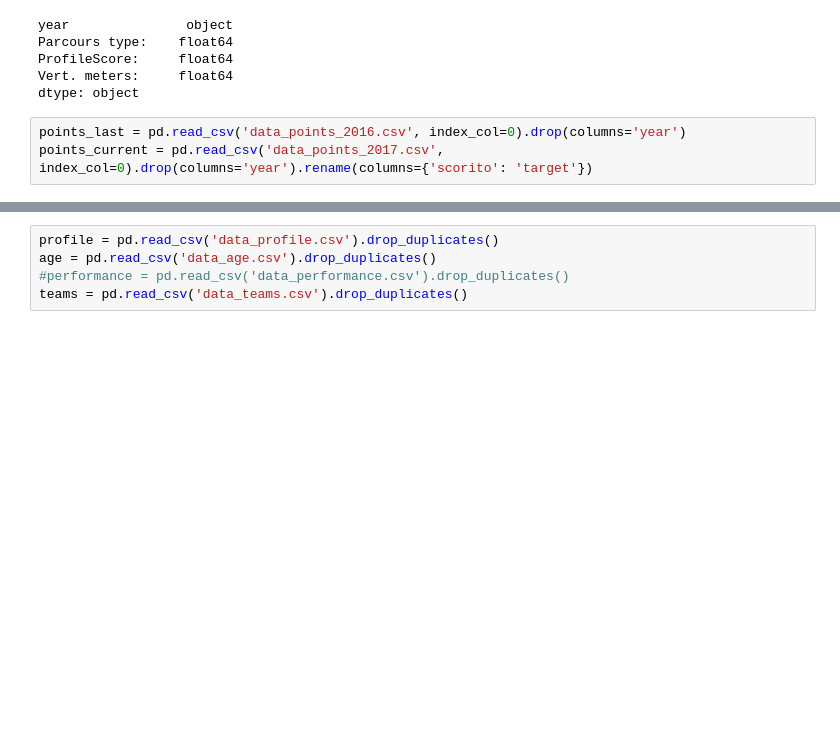
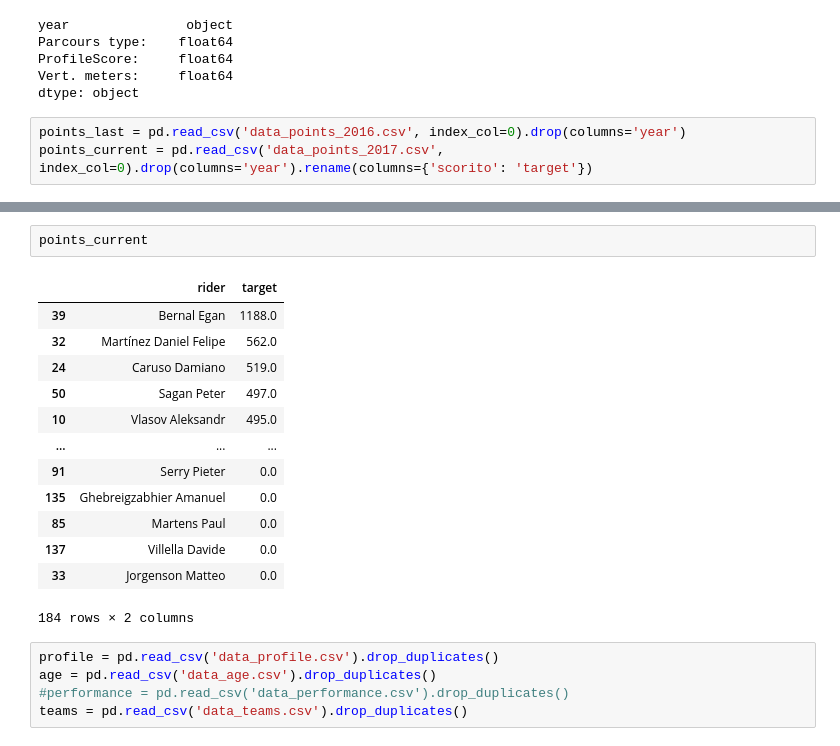
Before and after one commit to Michiel-DK/cycling, a Jupyter notebook: merge.ipynb, the cells around one changed output, grey strips where cells are left out. Saved outputs shown, nothing was run; the diff lists cells and outputs as text; blank space fills up the shorter version.

```diff
--- a/merge.ipynb
+++ b/merge.ipynb
@@ -22,3 +58,19 @@ dtype: object
+# %%
+points_current
+# %% [output]
+|  | rider | target |
+| 39 | Bernal Egan | 1188.0 |
+| 32 | Martínez Daniel Felipe | 562.0 |
+| 24 | Caruso Damiano | 519.0 |
+| 50 | Sagan Peter | 497.0 |
+| 10 | Vlasov Aleksandr | 495.0 |
+| ... | ... | ... |
+| 91 | Serry Pieter | 0.0 |
+| 135 | Ghebreigzabhier Amanuel | 0.0 |
+| 85 | Martens Paul | 0.0 |
+| 137 | Villella Davide | 0.0 |
+| 33 | Jorgenson Matteo | 0.0 |
+184 rows × 2 columns
 # %%
 profile = pd.read_csv('data_profile.csv').drop_duplicates()
 age = pd.read_csv('data_age.csv').drop_duplicates()
```
Also changed, not shown: parts of 3 cells of this notebook, 1 other file.
